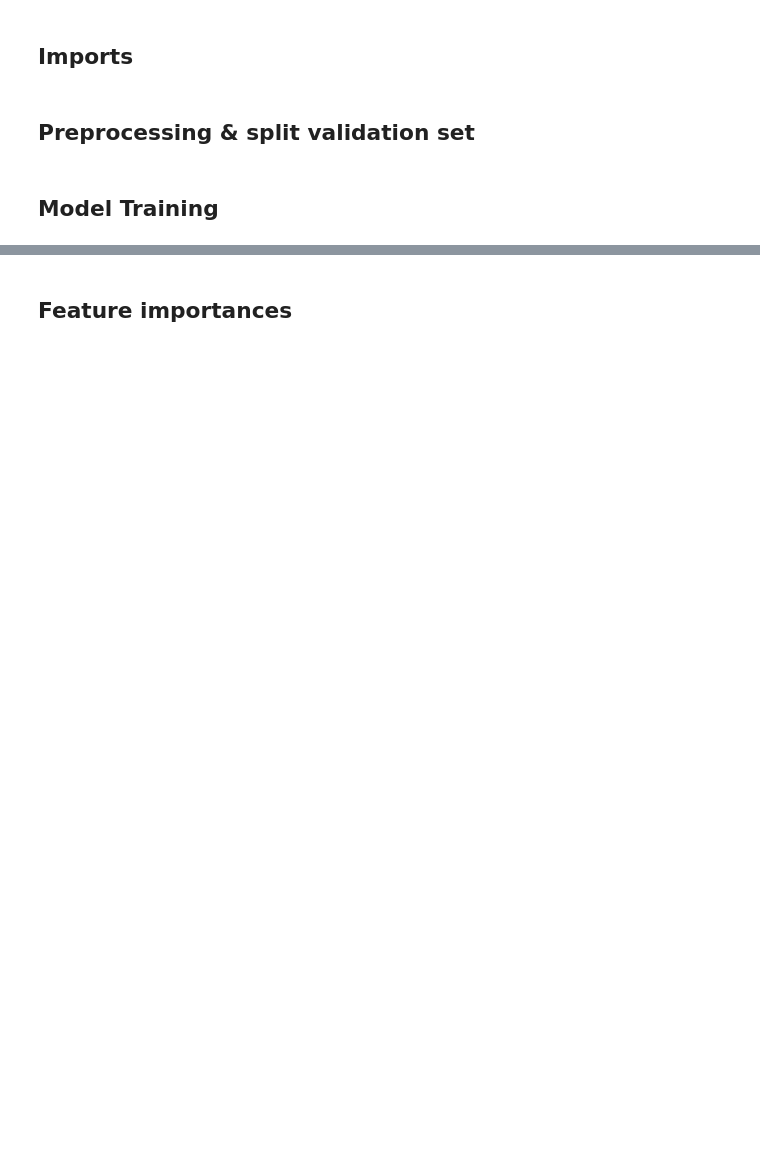
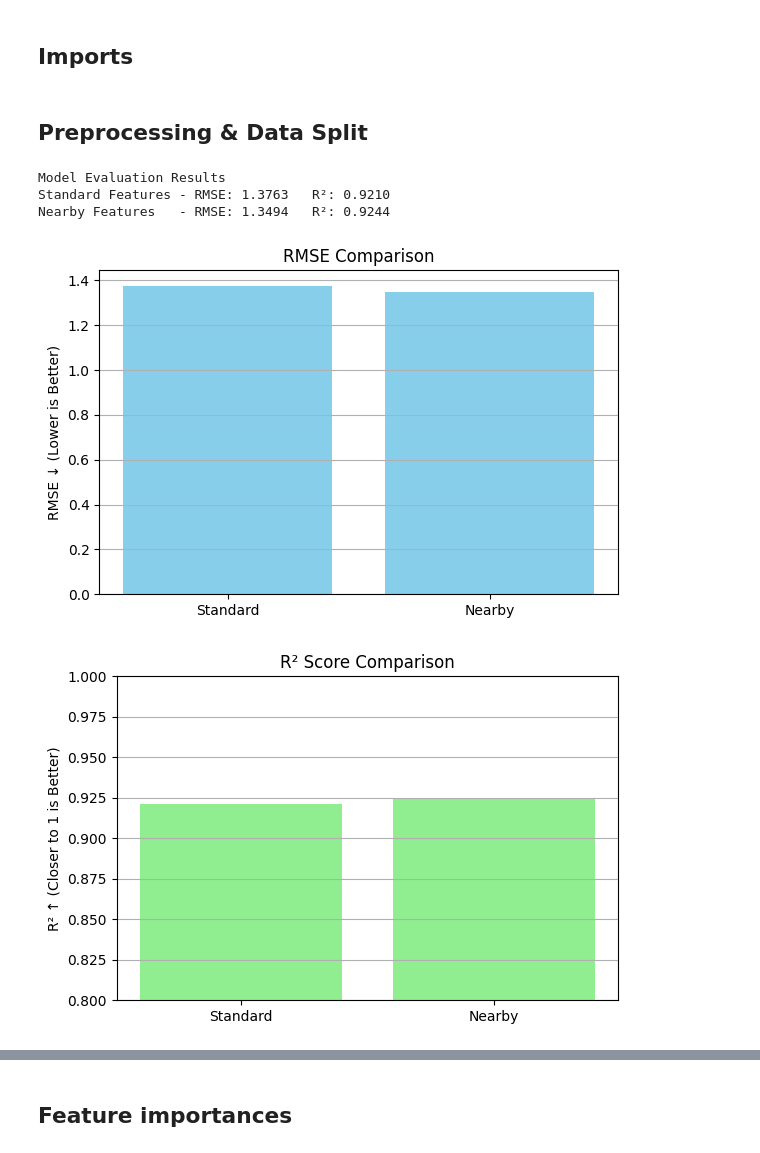
Before and after one commit to leewscott/Group-UK-Temperature-Regression-Integrating-Spatio-Temporal-Features, a Jupyter notebook: randomForest.ipynb, the cells around one changed output, grey strips where cells are left out. Drawn from its saved outputs; the diff is of its cells as text; code cells hidden in the pictures; blank space fills up the shorter version.

```diff
--- a/randomForest.ipynb
+++ b/randomForest.ipynb
@@ -12,5 +16,5 @@ from sklearn.model_selection import GridSearchCV
 # %% [markdown]
-## Preprocessing & split validation set
+## Preprocessing & Data Split
 # %%
 # Split the 'valid_time' into date and time
 def extract_datetime_features(df):
@@ -50,9 +93,64 @@ def add_spatial_averages(df, features, lat_step=0.25, lon_step=0.25):
 # %%
-df = pd.read_csv('/cs/datasets/ID5059/Coursework2/data/train.csv')
-df = extract_datetime_features(df)
+# 1. Load two versions of data and sampling.
+df_std_full = prepare_dataset('standard')
+df_std = df_std_full.sample(frac=0.1, random_state=42).reset_index(drop=True)
+df_lag_full = prepare_dataset('with_lag_spatial')
+df_lag = df_lag_full.sample(frac=0.1, random_state=42).reset_index(drop=True)
 
-# Ensure time order
-df_sampled = df.iloc[:50000]
-split_idx = int(len(df_sampled) * 0.8)
-train_df = df_sampled.iloc[:split_idx]
-val_df = df_sampled.iloc[split_idx:]
+# 2. Split features and prediction value
+X_std, y_std = df_std.drop(columns=['t2m']), df_std['t2m']
+X_lag, y_lag = df_lag.drop(columns=['t2m']), df_lag['t2m']
+
+# 3. Split validation set from train set
+X_train_std, X_val_std, y_train_std, y_val_std = train_test_split(X_std, y_std, test_size=0.2, random_state=42)
+X_train_lag, X_val_lag, y_train_lag, y_val_lag = train_test_split(X_lag, y_lag, test_size=0.2, random_state=42)
+
+# 4. Model training
+model_std = RandomForestRegressor(n_estimators=100, max_depth=15, random_state=42, n_jobs=-1)
+model_std.fit(X_train_std, y_train_std)
+pred_std = model_std.predict(X_val_std)
+
+model_lag = RandomForestRegressor(n_estimators=100, max_depth=15, random_state=42, n_jobs=-1)
+model_lag.fit(X_train_lag, y_train_lag)
+pred_lag = model_lag.predict(X_val_lag)
+
+# 5. Calculate scores
+rmse_std = np.sqrt(mean_squared_error(y_val_std, pred_std))
+r2_std = r2_score(y_val_std, pred_std)
+
+rmse_lag = np.sqrt(mean_squared_error(y_val_lag, pred_lag))
+r2_lag = r2_score(y_val_lag, pred_lag)
+
+print("Model Evaluation Results")
+print(f"Standard Features - RMSE: {rmse_std:.4f}   R²: {r2_std:.4f}")
+print(f"Nearby Features   - RMSE: {rmse_lag:.4f}   R²: {r2_lag:.4f}")
+
+# Comparison chart
+models = ['Standard', 'Nearby']
+rmse_values = [rmse_std, rmse_lag]
+r2_values = [r2_std, r2_lag]
+
+# Plot RMSE
+plt.figure(figsize=(6, 4))
+plt.bar(models, rmse_values, color='skyblue')
+plt.title("RMSE Comparison")
+plt.ylabel("RMSE ↓ (Lower is Better)")
+plt.grid(axis='y')
+plt.tight_layout()
+plt.show()
+
+# Plot R²
+plt.figure(figsize=(6, 4))
+plt.bar(models, r2_values, color='lightgreen')
+plt.title("R² Score Comparison")
+plt.ylabel("R² ↑ (Closer to 1 is Better)")
+plt.ylim(0.8, 1.0)
+plt.grid(axis='y')
+plt.tight_layout()
+plt.show()
+# %% [output]
+Model Evaluation Results
+Standard Features - RMSE: 1.3763   R²: 0.9210
+Nearby Features   - RMSE: 1.3494   R²: 0.9244
+[figure, added]
+[figure, added]
@@ -93,2 +156,0 @@ y_val = val_df['t2m']
-# %% [markdown]
-## Model Training
```
Also changed, not shown: parts of 21 cells of this notebook.
